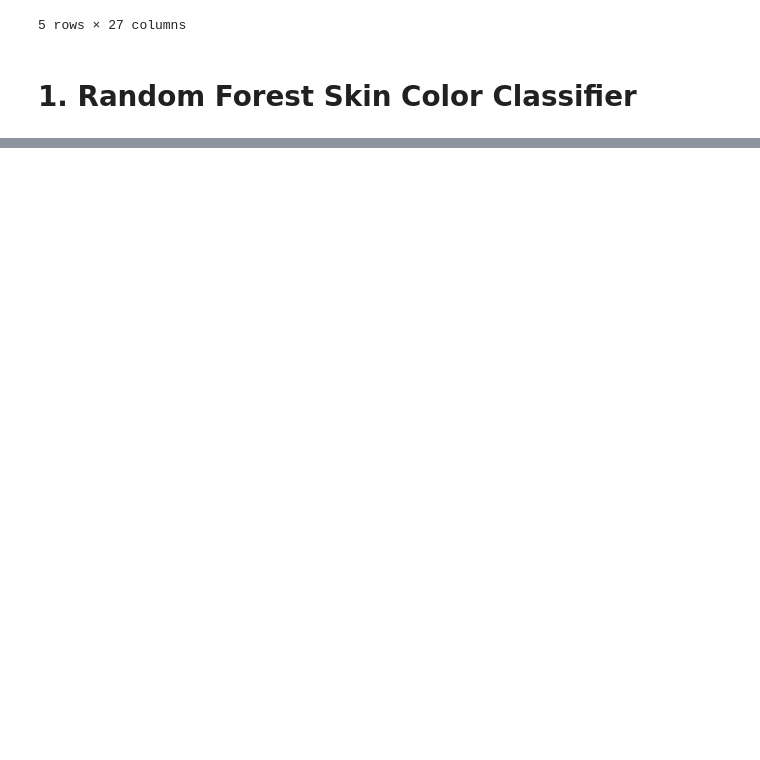
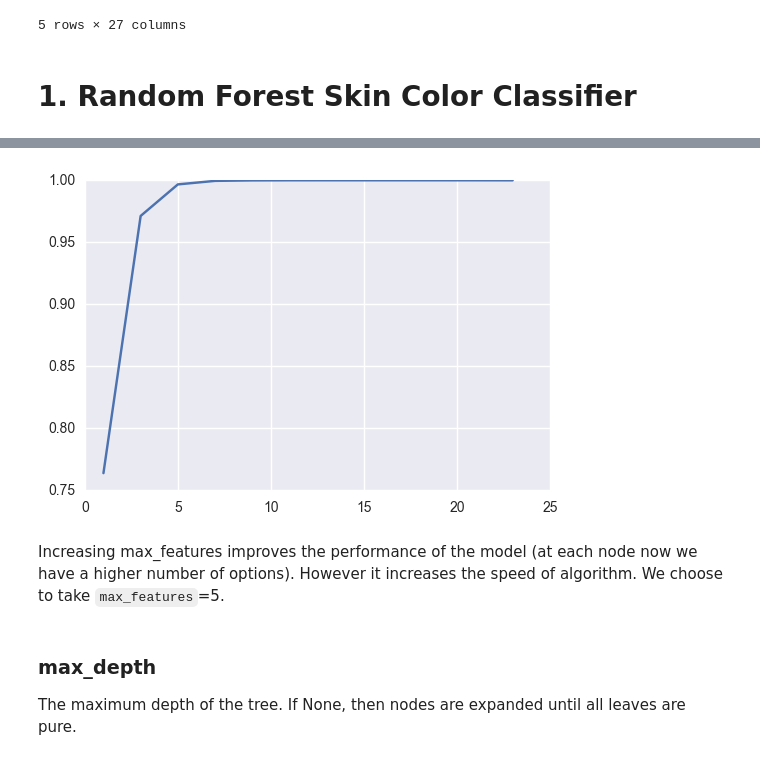
Before and after one commit to semplea/adaepfl-hw, a Jupyter notebook: 04 - Applied ML/nb.ipynb, the cells around one changed output, grey strips where cells are left out. Cells and saved outputs as stored; diff of their text form; code cells hidden in the pictures; blank space fills up the shorter version.

```diff
--- a/04 - Applied ML/nb.ipynb
+++ b/04 - Applied ML/nb.ipynb
@@ -265,0 +263,17 @@ Features sorted by their score:
+# %%
+max_features = range(1,len(features)+1,2)
+accuracy = []
+
+for m in max_features:
+    tree = RandomForestClassifier(n_estimators=100, max_features=m)
+    scores = cross_validation.cross_val_score(tree, data, target, cv=5)
+    accuracy.append(scores.mean())
+# %%
+plt.plot(max_features, accuracy);
+# %% [output]
+[figure, added]
+# %% [markdown]
+Increasing max_features improves the performance of the model (at each node now we have a higher number of options). However it increases the speed of algorithm. We choose to take `max_features`=5.
+# %% [markdown]
+### max_depth
+The maximum depth of the tree. If None, then nodes are expanded until all leaves are pure.
```
Also changed, not shown: parts of 46 cells of this notebook.
